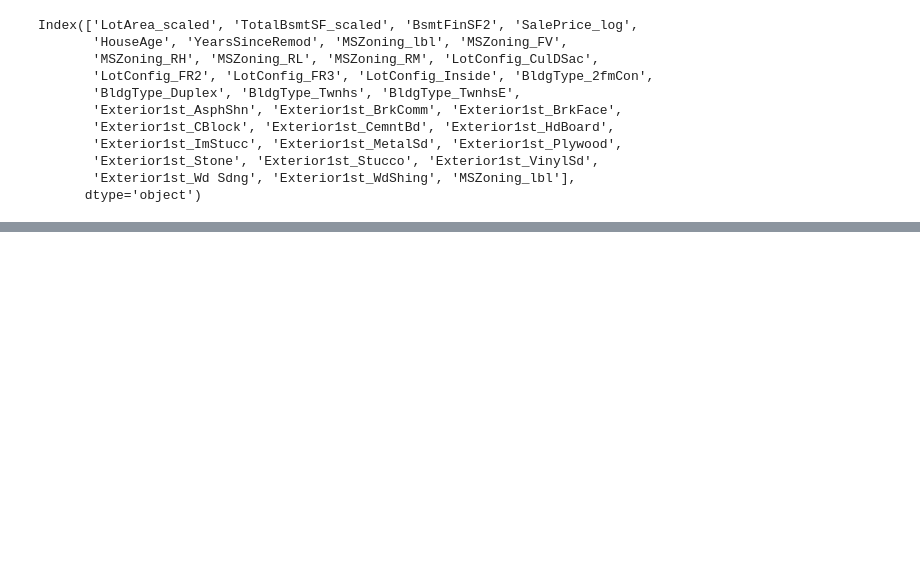
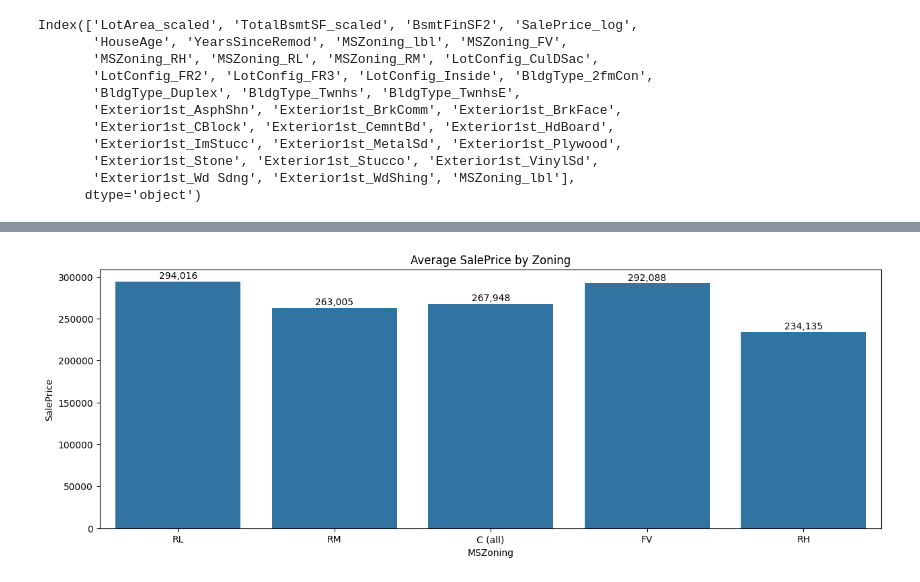
Before and after one commit to SachinGunjal001/House-Price-Prediction-Python-Analysis, a Jupyter notebook: HousePricePyAnalysis.ipynb, the cells around one changed output, grey strips where cells are left out. Cells and saved outputs as stored; diff of their text form; code cells hidden in the pictures; blank space fills up the shorter version.

```diff
--- a/HousePricePyAnalysis.ipynb
+++ b/HousePricePyAnalysis.ipynb
@@ -754,0 +741,8 @@ Index(['LotArea_scaled', 'TotalBsmtSF_scaled', 'BsmtFinSF2', 'SalePrice_log',
+# %%
+Data_BA = pd.read_excel('HousePricePrediction.xlsx')
+
+
+for col in Data_BA.select_dtypes(include='object').columns:
+    Data_BA[col] = Data_BA[col].fillna(Data_BA[col].mode()[0])
+for col in Data_BA.select_dtypes(exclude='object').columns:
+    Data_BA[col] = Data_BA[col].fillna(int(Data_BA[col].mean()))
@@ -754,0 +778,17 @@ Index(['LotArea_scaled', 'TotalBsmtSF_scaled', 'BsmtFinSF2', 'SalePrice_log',
+# %%
+plt.figure(figsize=(15,5))
+ax = sns.barplot(data=Data_BA, x='MSZoning', y='SalePrice', errorbar=None)
+
+for p in ax.patches:
+    height = p.get_height()
+    ax.text(p.get_x() + p.get_width()/2,
+            height + 1000,
+            f'{int(height):,}',
+            ha='center', va='bottom', fontsize=10)
+
+plt.xlabel("MSZoning")
+plt.ylabel("SalePrice")
+plt.title("Average SalePrice by Zoning")
+plt.show()
+# %% [output]
+[figure, added]
```
Also changed, not shown: parts of 29 cells of this notebook.
